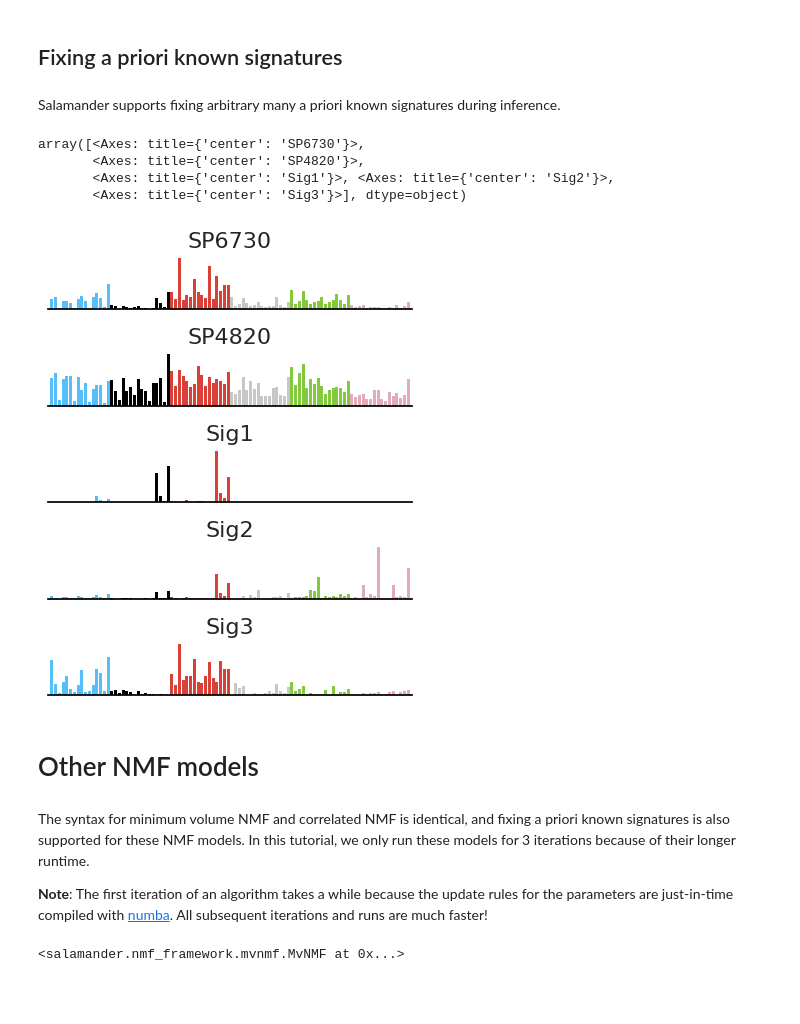
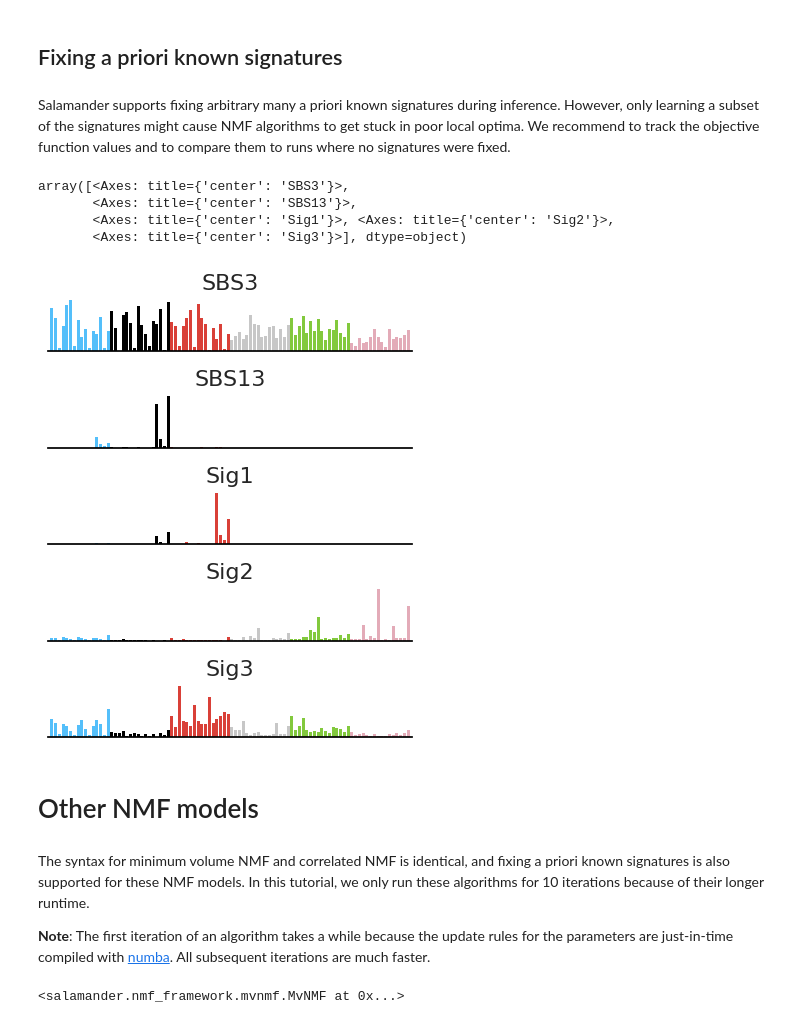
Before and after one commit to parklab/Salamander, a Jupyter notebook: tutorial.ipynb, the cells around one changed output. Saved outputs shown, nothing was run; the diff lists cells and outputs as text; code cells hidden in the pictures; blank space fills up the shorter version.

Commit message:
update tutorial

```diff
--- a/tutorial.ipynb
+++ b/tutorial.ipynb
@@ -13,7 +13,7 @@ n_signatures = 6
 # NMF with Poisson noise
 model = salamander.KLNMF(
     n_signatures=n_signatures,
-    max_iterations=500
+    max_iterations=5000
 )
 model.fit(counts_sbs)
 # %% [output]
@@ -109,26 +128,26 @@ model.plot_correlation(data="samples")
 # %% [markdown]
 ## Fixing a priori known signatures
 # %% [markdown]
-Salamander supports fixing arbitrary many a priori known signatures during inference.
+Salamander supports fixing arbitrary many a priori known signatures during inference. However, only learning a subset of the signatures might cause NMF algorithms to get stuck in poor local optima. We recommend to track the objective function values and to compare them to runs where no signatures were fixed.
+# %%
+catalog = pd.read_csv("data/COSMIC_v3.3.1_SBS_GRCh38.csv", index_col=0)
+my_known_signatures = catalog[["SBS3", "SBS13"]]
 # %%
-# in practice: use catalog signatures instead
-my_known_signatures = pd.DataFrame(counts_sbs[["SP6730", "SP4820"]])
-
-model = salamander.KLNMF(n_signatures=5, max_iterations=500)
+model = salamander.KLNMF(n_signatures=5, max_iterations=5000)
 model.fit(counts_sbs, given_signatures=my_known_signatures)
 model.plot_signatures()
 # %% [output]
-array([<Axes: title={'center': 'SP6730'}>,
-       <Axes: title={'center': 'SP4820'}>,
+array([<Axes: title={'center': 'SBS3'}>,
+       <Axes: title={'center': 'SBS13'}>,
        <Axes: title={'center': 'Sig1'}>, <Axes: title={'center': 'Sig2'}>,
        <Axes: title={'center': 'Sig3'}>], dtype=object)
-[figure, old version]
+[figure, new version]
 # %% [markdown]
 # Other NMF models
 # %% [markdown]
-The syntax for minimum volume NMF and correlated NMF is identical, and fixing a priori known signatures is also supported for these NMF models. In this tutorial, we only run these models for 3 iterations because of their longer runtime.
+The syntax for minimum volume NMF and correlated NMF is identical, and fixing a priori known signatures is also supported for these NMF models. In this tutorial, we only run these algorithms for 10 iterations because of their longer runtime.
 
-**Note**: The first iteration of an algorithm takes a while because the update rules for the parameters are just-in-time compiled with [numba](https://numba.pydata.org/). All subsequent iterations and runs are much faster!
+**Note**: The first iteration of an algorithm takes a while because the update rules for the parameters are just-in-time compiled with [numba](https://numba.pydata.org/). All subsequent iterations are much faster.
 # %%
 # lam: volume penalty hyperparameter in the loss function of mvNMF
 model_mvnmf = salamander.MvNMF(
```
Also changed, not shown: parts of 24 cells of this notebook.
